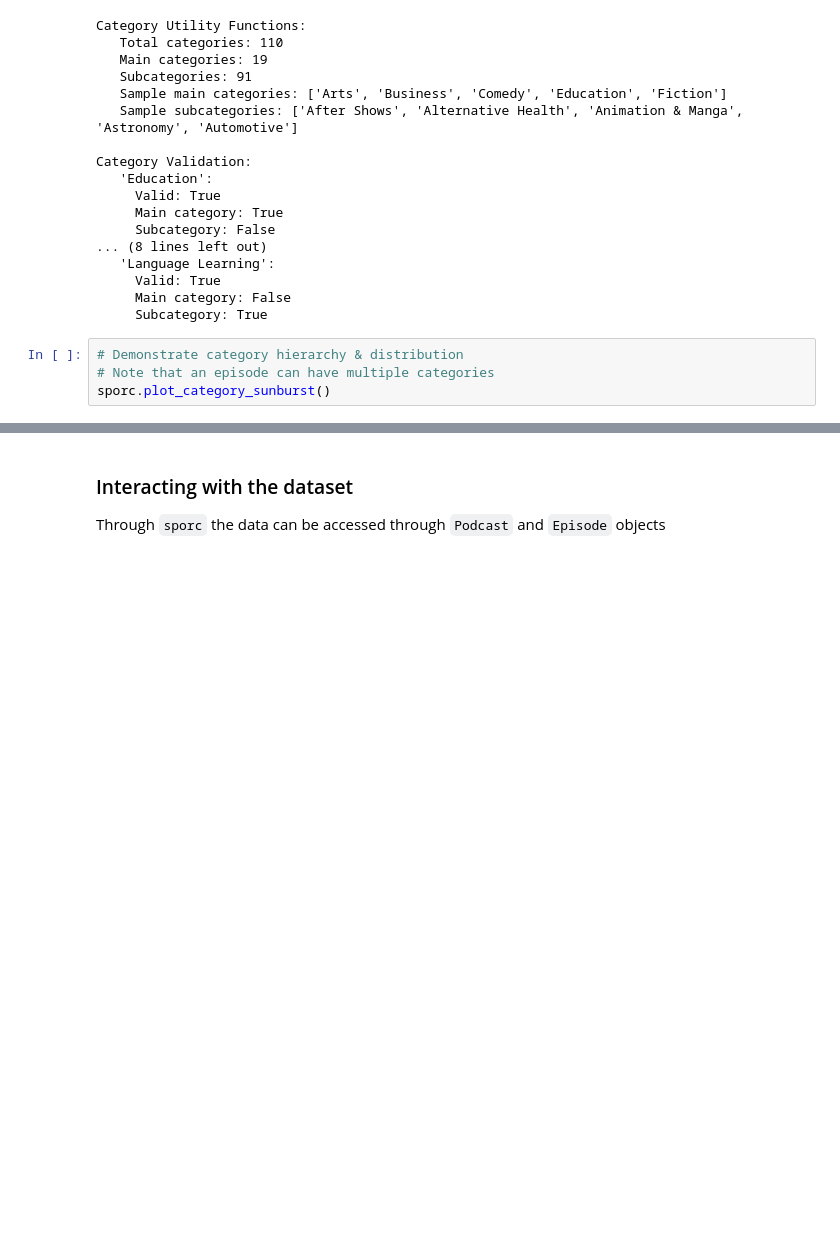
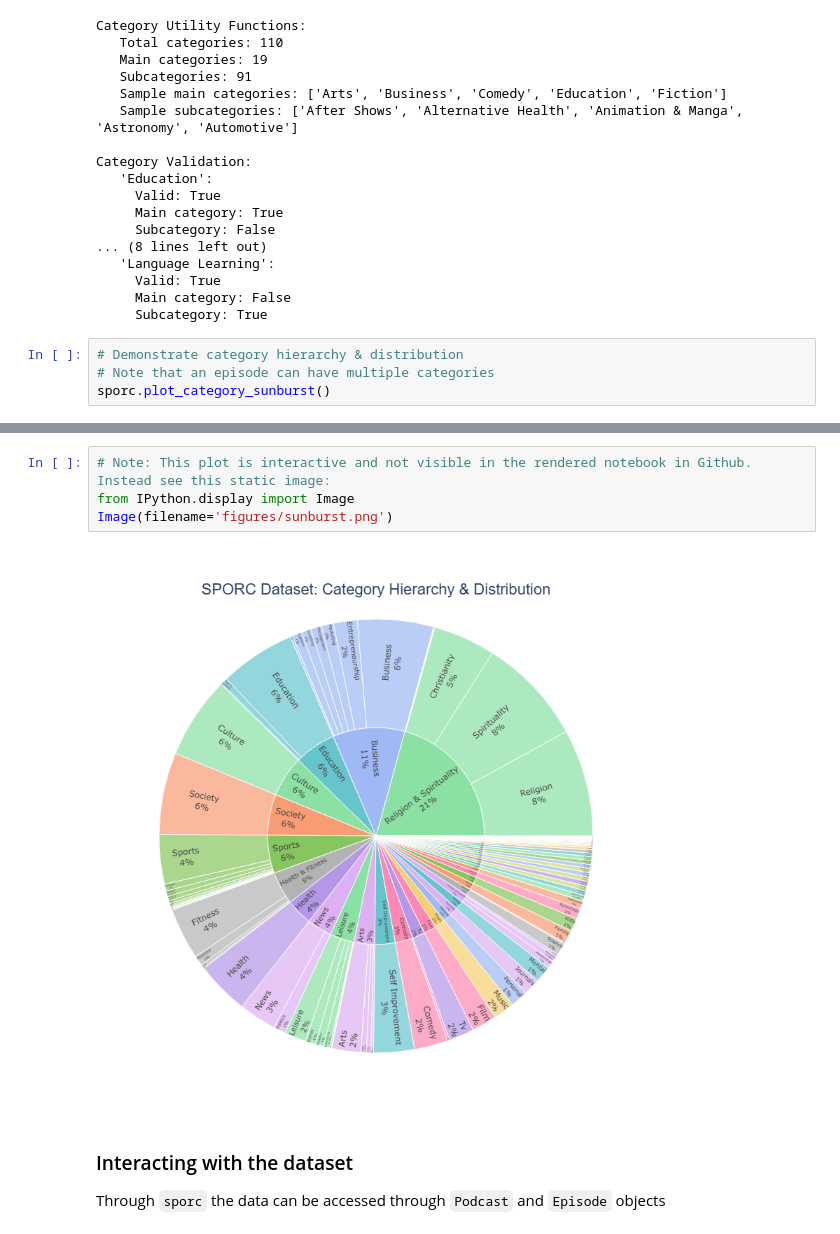
Before and after one commit to au-nlp/project-milestone-p2-group4, a Jupyter notebook: main.ipynb, the cells around one changed output, grey strips where cells are left out. Drawn from its saved outputs; the diff is of its cells as text; blank space fills up the shorter version.

Commit message:
Finally displayed image in preview

```diff
--- a/main.ipynb
+++ b/main.ipynb
@@ -167,3 +161,9 @@ Note: This plot is interactive and not visible in the rendered notebook in Githu
+# %%
+# Note: This plot is interactive and not visible in the rendered notebook in Github. Instead see this static image:
+from IPython.display import Image
+Image(filename='figures/sunburst.png')
+# %% [output]
+[figure, added]
 # %% [markdown]
 ### Interacting with the dataset
 
```
Also changed, not shown: parts of 2 cells of this notebook.
